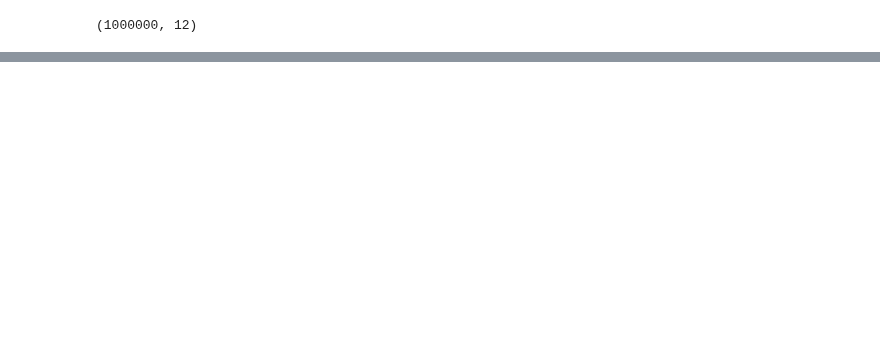
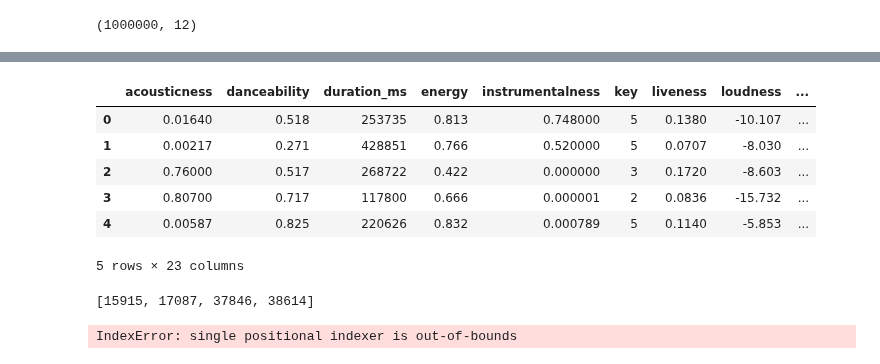
Before and after one commit to adamkhazi/one-million-playlists, a Jupyter notebook: exploration/Research Questions.ipynb, the cells around one changed output, grey strips where cells are left out. Cells and saved outputs as stored; diff of their text form; code cells hidden in the pictures; blank space fills up the shorter version.

```diff
--- a/exploration/Research Questions.ipynb
+++ b/exploration/Research Questions.ipynb
@@ -204,0 +280,2 @@ acc: 1.00
+# %%
+Y = [1 for i in range(len(posFeatures))] + [0 for i in range(len(negFeatures))]
@@ -204,0 +286,6 @@ acc: 1.00
+# %%
+c = list(zip(allFeatures, Y))
+shuffle(c)
+allFeatures, Y = zip(*c)
+allFeatures = list(allFeatures)
+Y = list(Y)
@@ -204,0 +316,2 @@ acc: 1.00
+# %%
+featuresDF = pd.DataFrame(allFeatures)
@@ -204,0 +330,9 @@ acc: 1.00
+# %%
+textCols = ['album_name', 'artist_name', 'playlist_description', 'playlist_name', 'track_name']
+numericCols = ['acousticness', 'danceability',
+       'duration_ms', 'energy', 'instrumentalness', 'key', 'liveness',
+       'loudness', 'mode',
+       'playlist_duration_ms', 'playlist_modified_at',
+       'playlist_num_albums', 'playlist_num_artists', 'playlist_num_edits',
+       'playlist_num_followers', 'playlist_num_tracks', 'popularity', 'pos',
+       'release_date', 'speechiness', 'tempo', 'time_signature', 'valence']
@@ -204,0 +342,19 @@ acc: 1.00
+# %%
+featuresDF[numericCols].head(5)
+# %% [output]
+|  | acousticness | danceability | duration_ms | energy | instrumentalness | key | liveness | loudness | ... |
+| 0 | 0.01640 | 0.518 | 253735 | 0.813 | 0.748000 | 5 | 0.1380 | -10.107 | ... |
+| 1 | 0.00217 | 0.271 | 428851 | 0.766 | 0.520000 | 5 | 0.0707 | -8.030 | ... |
+| 2 | 0.76000 | 0.517 | 268722 | 0.422 | 0.000000 | 3 | 0.1720 | -8.603 | ... |
+| 3 | 0.80700 | 0.717 | 117800 | 0.666 | 0.000001 | 2 | 0.0836 | -15.732 | ... |
+| 4 | 0.00587 | 0.825 | 220626 | 0.832 | 0.000789 | 5 | 0.1140 | -5.853 | ... |
+5 rows × 23 columns
+# %%
+delNans = list(featuresDF.index[featuresDF[numericCols].isnull().T.any().T])
+delNans
+# %% [output]
+[15915, 17087, 37846, 38614]
+# %%
+featuresDF[numericCols].iloc[80240]
+# %% [output]
+IndexError: single positional indexer is out-of-bounds
```
Also changed, not shown: parts of 64 cells of this notebook, 16 other files.
